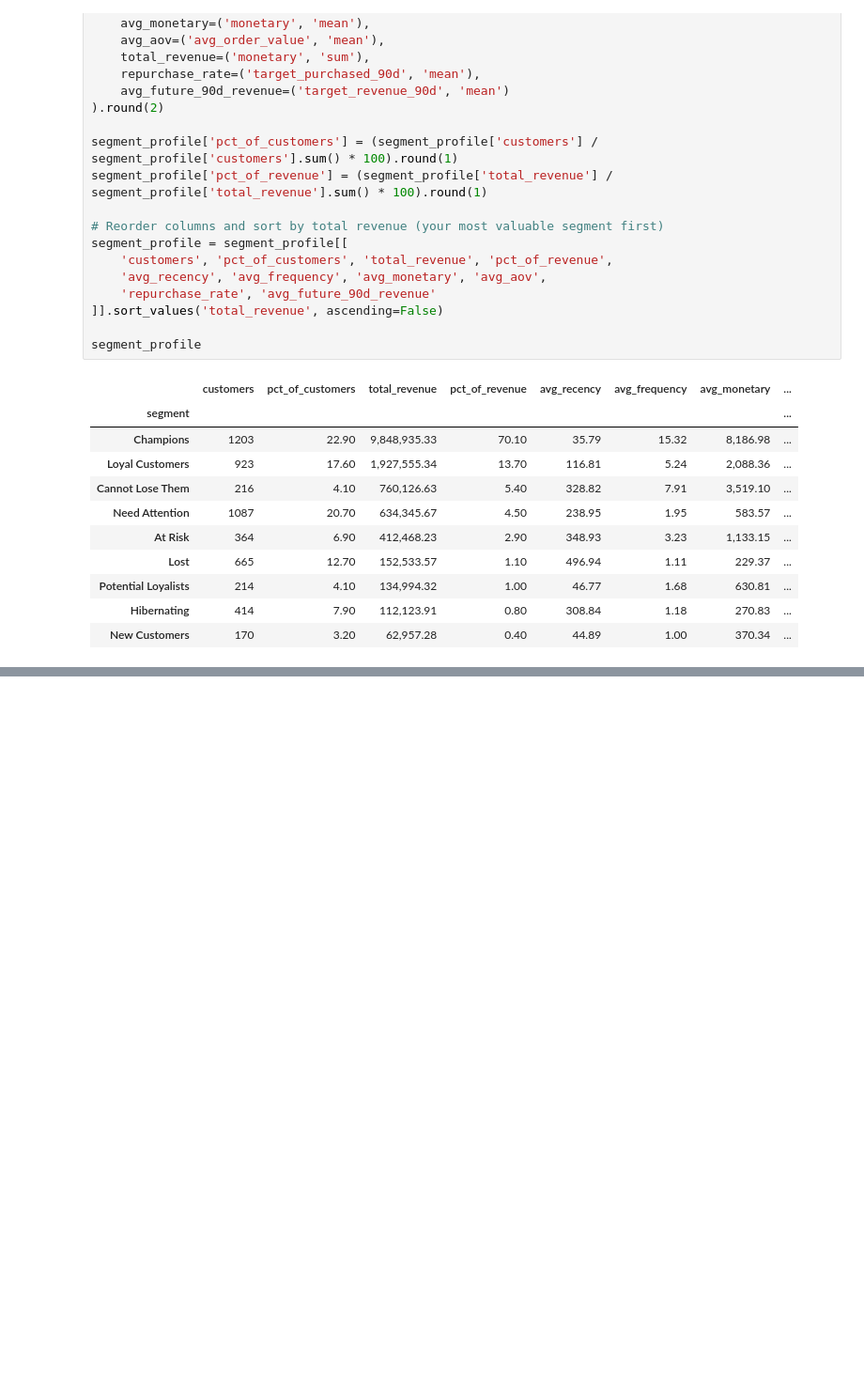
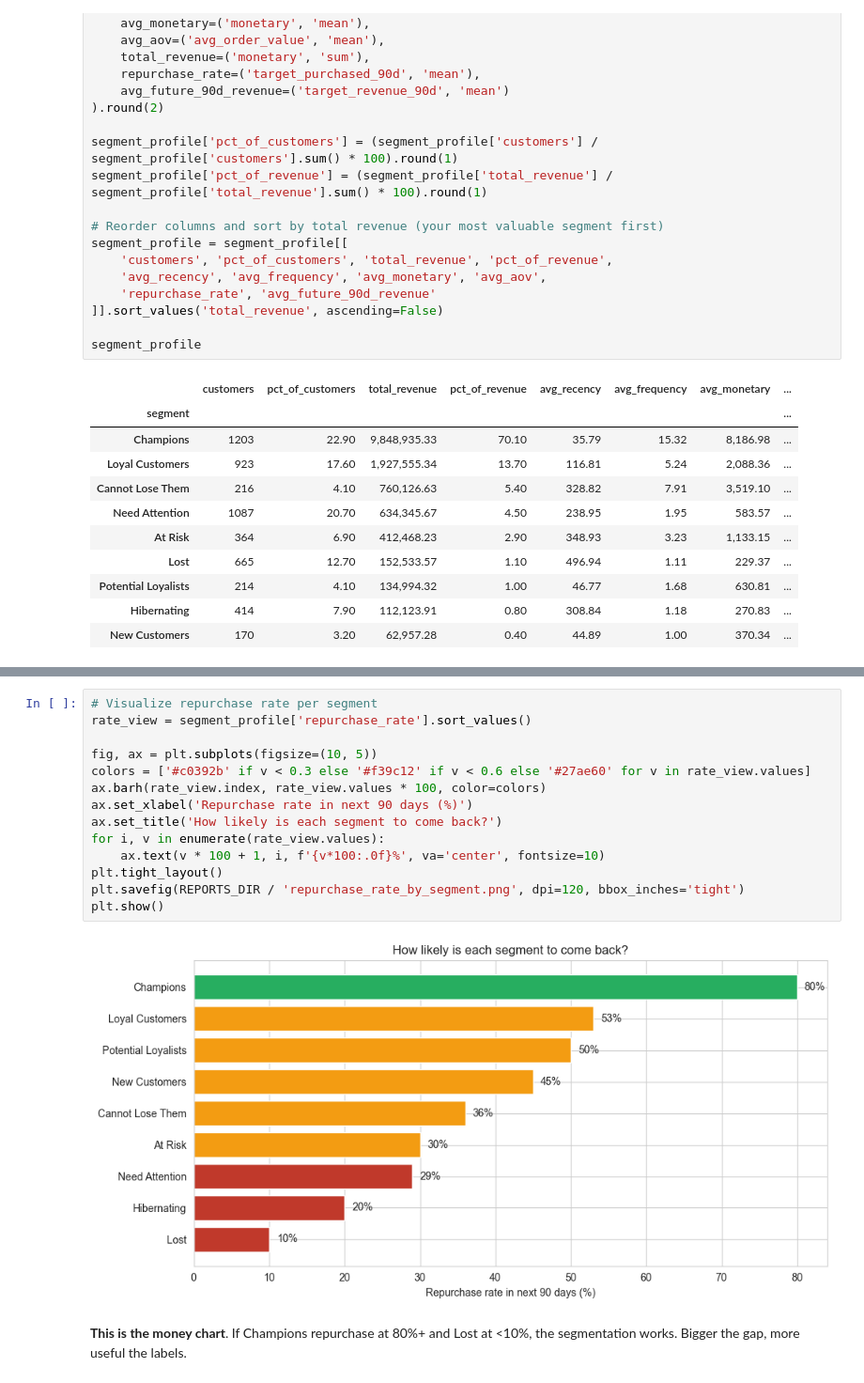
Before and after one commit to JomarHAN/ML-UCI-Online-Retail-II, a Jupyter notebook: notebooks/04_segmentation.ipynb, the cells around one changed output, grey strips where cells are left out. Shown at 94% size. Drawn from its saved outputs; the diff is of its cells as text; blank space fills up the shorter version.

Commit message:
4. Validation: do segment actually behave differently in the future?

```diff
--- a/notebooks/04_segmentation.ipynb
+++ b/notebooks/04_segmentation.ipynb
@@ -221,0 +229,18 @@ segment_profile
+# %%
+# Visualize repurchase rate per segment
+rate_view = segment_profile['repurchase_rate'].sort_values()
+
+fig, ax = plt.subplots(figsize=(10, 5))
+colors = ['#c0392b' if v < 0.3 else '#f39c12' if v < 0.6 else '#27ae60' for v in rate_view.values]
+ax.barh(rate_view.index, rate_view.values * 100, color=colors)
+ax.set_xlabel('Repurchase rate in next 90 days (%)')
+ax.set_title('How likely is each segment to come back?')
+for i, v in enumerate(rate_view.values):
+    ax.text(v * 100 + 1, i, f'{v*100:.0f}%', va='center', fontsize=10)
+plt.tight_layout()
+plt.savefig(REPORTS_DIR / 'repurchase_rate_by_segment.png', dpi=120, bbox_inches='tight')
+plt.show()
+# %% [output]
+[figure, added]
+# %% [markdown]
+**This is the money chart**. If Champions repurchase at 80%+ and Lost at <10%, the segmentation works. Bigger the gap, more useful the labels.
```
Also changed, not shown: parts of 1 cell of this notebook, 1 other file.
